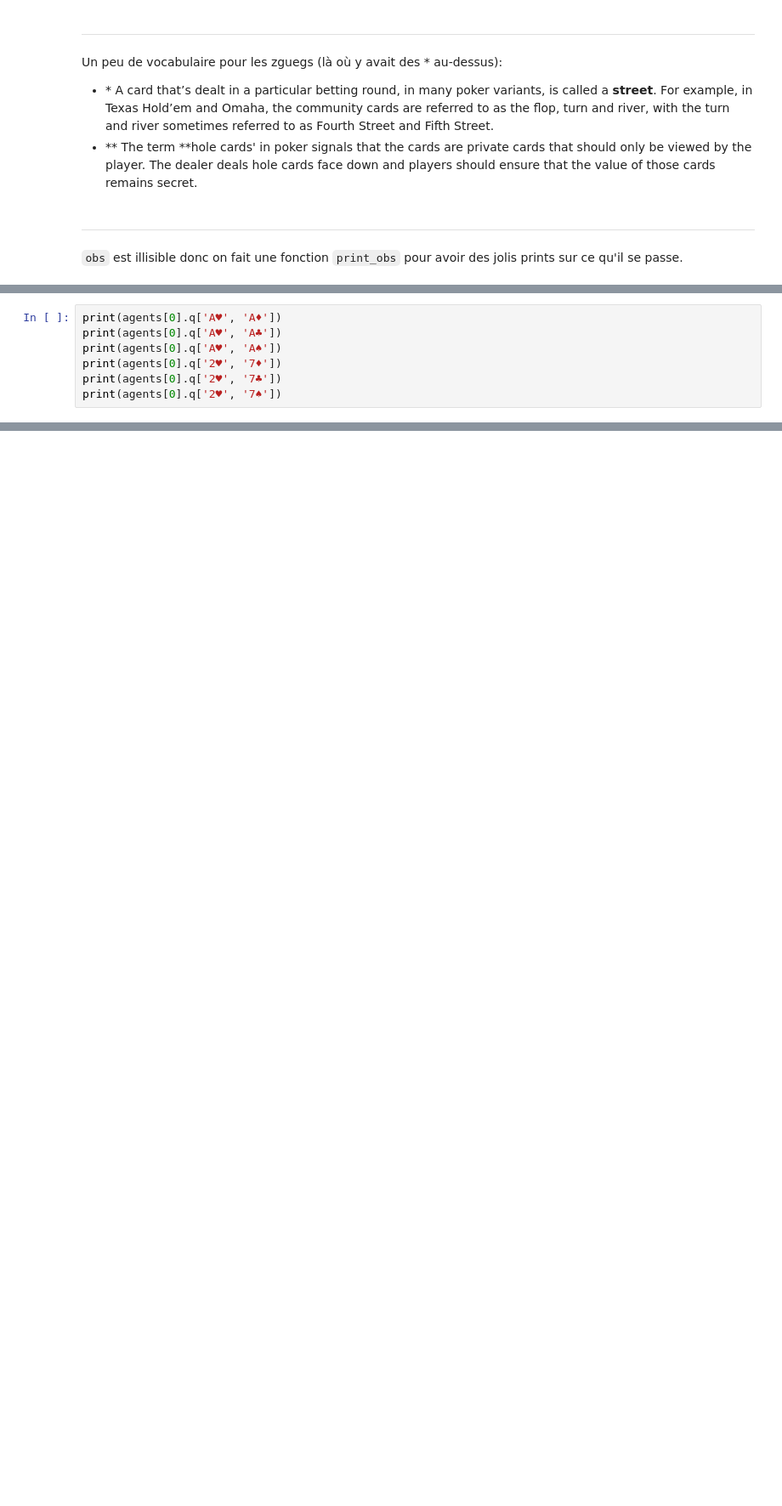
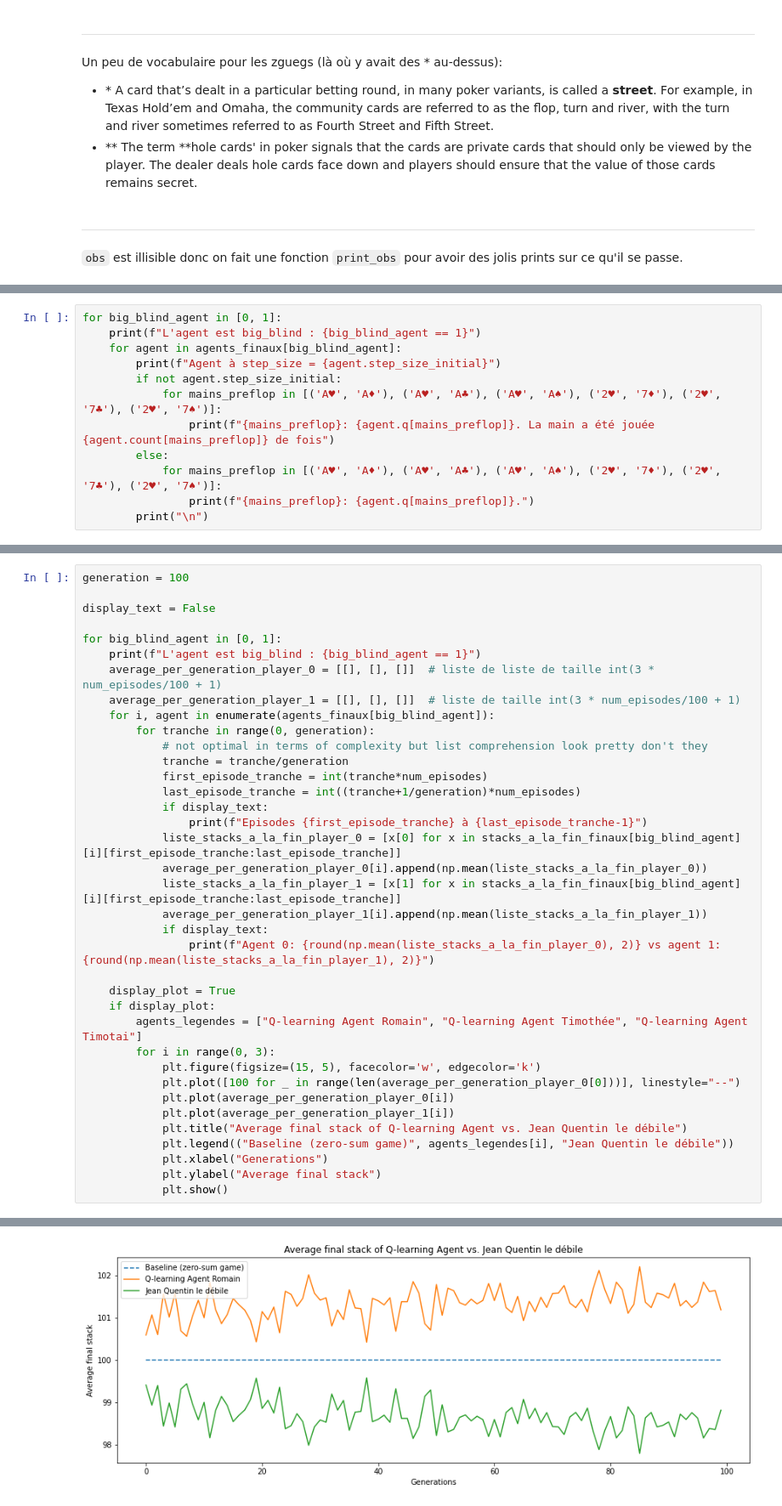
Before and after one commit to timrio/reinforcement-learning-poker, a Jupyter notebook: notebooks/all_in_fold.ipynb, the cells around one changed output, grey strips where cells are left out. Shown at 85% size. Drawn from its saved outputs; the diff is of its cells as text; blank space fills up the shorter version.

```diff
--- a/notebooks/all_in_fold.ipynb
+++ b/notebooks/all_in_fold.ipynb
@@ -309,8 +390,13 @@ env.close()
 # %%
-print(agents[0].q['A♥', 'A♦'])
-print(agents[0].q['A♥', 'A♣'])
-print(agents[0].q['A♥', 'A♠'])
-print(agents[0].q['2♥', '7♦'])
-print(agents[0].q['2♥', '7♣'])
-print(agents[0].q['2♥', '7♠'])
+for big_blind_agent in [0, 1]:
+    print(f"L'agent est big_blind : {big_blind_agent == 1}")
+    for agent in agents_finaux[big_blind_agent]:
+        print(f"Agent à step_size = {agent.step_size_initial}")
+        if not agent.step_size_initial:
+            for mains_preflop in [('A♥', 'A♦'), ('A♥', 'A♣'), ('A♥', 'A♠'), ('2♥', '7♦'), ('2♥', '7♣'), ('2♥', '7♠')]:
+                print(f"{mains_preflop}: {agent.q[mains_preflop]}. La main a été jouée {agent.count[mains_preflop]} de fois")
+        else:
+            for mains_preflop in [('A♥', 'A♦'), ('A♥', 'A♣'), ('A♥', 'A♠'), ('2♥', '7♦'), ('2♥', '7♣'), ('2♥', '7♠')]:
+                print(f"{mains_preflop}: {agent.q[mains_preflop]}.")
+        print("\n")
 # %% [output]
@@ -324,0 +429,38 @@ print(agents[1].q['2♥', '7♦'])
+# %%
+generation = 100
+
+display_text = False
+
+for big_blind_agent in [0, 1]:
+    print(f"L'agent est big_blind : {big_blind_agent == 1}")
+    average_per_generation_player_0 = [[], [], []]  # liste de liste de taille int(3 * num_episodes/100 + 1)
+    average_per_generation_player_1 = [[], [], []]  # liste de taille int(3 * num_episodes/100 + 1)
+    for i, agent in enumerate(agents_finaux[big_blind_agent]):
+        for tranche in range(0, generation):
+            # not optimal in terms of complexity but list comprehension look pretty don't they
+            tranche = tranche/generation
+            first_episode_tranche = int(tranche*num_episodes)
+            last_episode_tranche = int((tranche+1/generation)*num_episodes)
+            if display_text:
+                print(f"Episodes {first_episode_tranche} à {last_episode_tranche-1}")
+            liste_stacks_a_la_fin_player_0 = [x[0] for x in stacks_a_la_fin_finaux[big_blind_agent][i][first_episode_tranche:last_episode_tranche]]
+            average_per_generation_player_0[i].append(np.mean(liste_stacks_a_la_fin_player_0))
+            liste_stacks_a_la_fin_player_1 = [x[1] for x in stacks_a_la_fin_finaux[big_blind_agent][i][first_episode_tranche:last_episode_tranche]]
+            average_per_generation_player_1[i].append(np.mean(liste_stacks_a_la_fin_player_1))
+            if display_text:
+                print(f"Agent 0: {round(np.mean(liste_stacks_a_la_fin_player_0), 2)} vs agent 1: {round(np.mean(liste_stacks_a_la_fin_player_1), 2)}")
+
+    display_plot = True
+    if display_plot:
+        agents_legendes = ["Q-learning Agent Romain", "Q-learning Agent Timothée", "Q-learning Agent Timotai"]
+        for i in range(0, 3):
+            plt.figure(figsize=(15, 5), facecolor='w', edgecolor='k')
+            plt.plot([100 for _ in range(len(average_per_generation_player_0[0]))], linestyle="--")
+            plt.plot(average_per_generation_player_0[i])
+            plt.plot(average_per_generation_player_1[i])
+            plt.title("Average final stack of Q-learning Agent vs. Jean Quentin le débile")
+            plt.legend(("Baseline (zero-sum game)", agents_legendes[i], "Jean Quentin le débile"))
+            plt.xlabel("Generations")
+            plt.ylabel("Average final stack")
+            plt.show()
+# %% [output]
@@ -324,0 +468 @@ print(agents[1].q['2♥', '7♦'])
+[figure, added]
```
Also changed, not shown: parts of 19 cells of this notebook, 1 other file.
